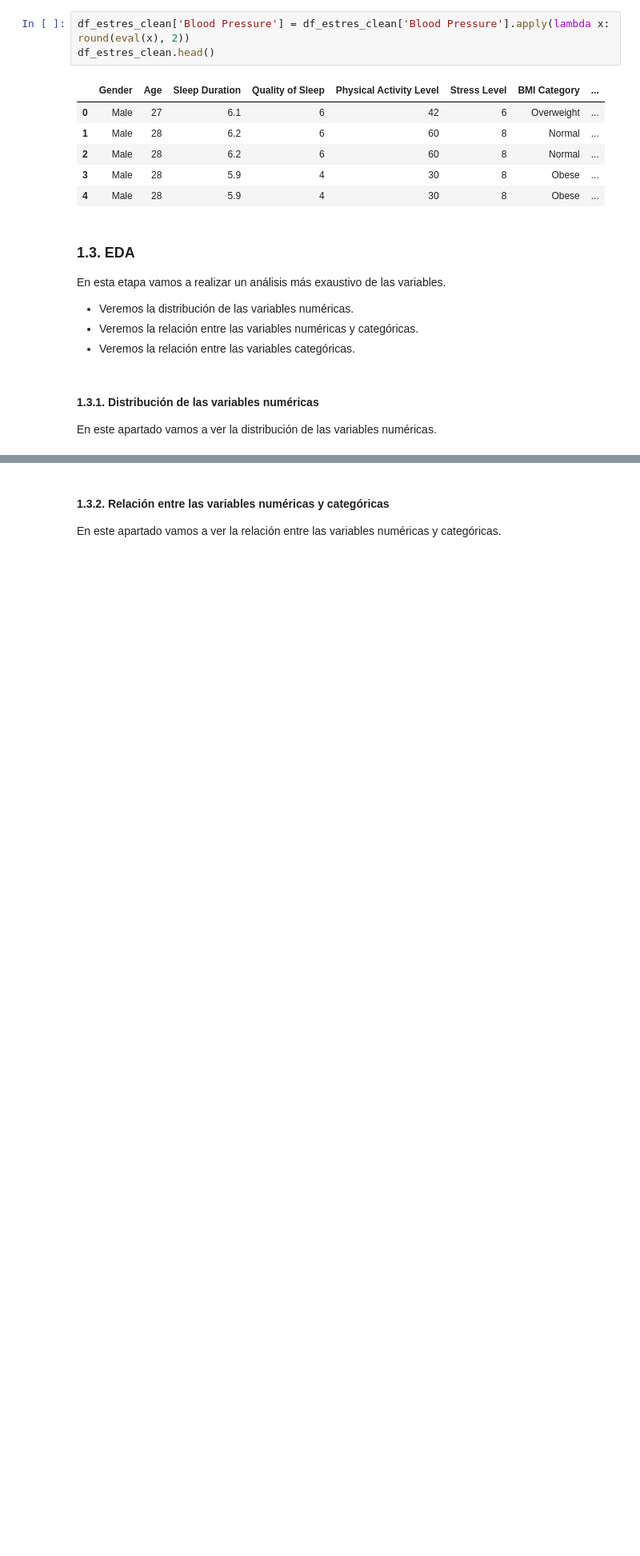
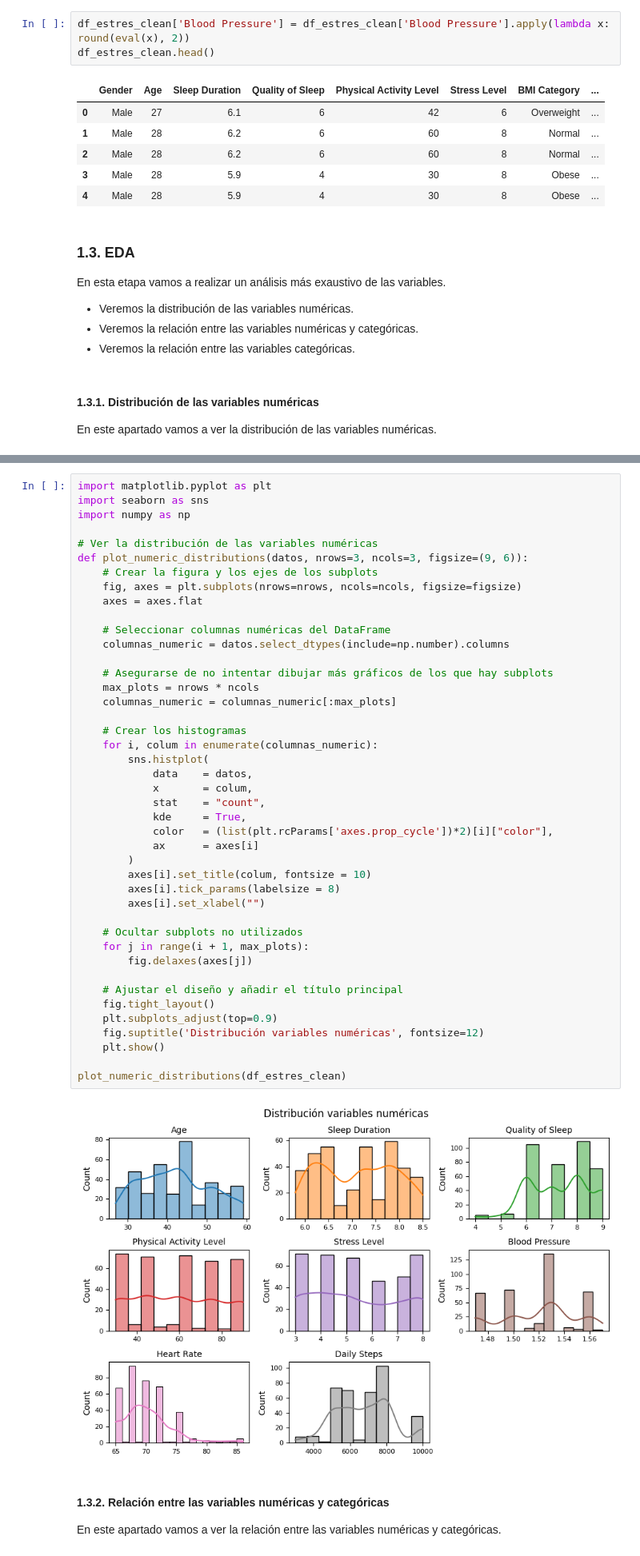
Before and after one commit to JaimeLapaz/proyectos-machine-learning-and-deep-learning, a Jupyter notebook: Proyectos_Machine_Learning/Supervised_Learning/Prediccion_Nivel_Estres/Nivel_estres.ipynb, the cells around one changed output, grey strips where cells are left out. Shown: that part at 80% size. Drawn from its saved outputs; the diff is of its cells as text; blank space fills up the shorter version.

```diff
--- a/Proyectos_Machine_Learning/Supervised_Learning/Prediccion_Nivel_Estres/Nivel_estres.ipynb
+++ b/Proyectos_Machine_Learning/Supervised_Learning/Prediccion_Nivel_Estres/Nivel_estres.ipynb
@@ -312,3 +285,48 @@ plot_numeric_distribution(df_estres_clean)
+# %%
+import matplotlib.pyplot as plt
+import seaborn as sns
+import numpy as np
+
+# Ver la distribución de las variables numéricas
+def plot_numeric_distributions(datos, nrows=3, ncols=3, figsize=(9, 6)):
+    # Crear la figura y los ejes de los subplots
+    fig, axes = plt.subplots(nrows=nrows, ncols=ncols, figsize=figsize)
+    axes = axes.flat
+
+    # Seleccionar columnas numéricas del DataFrame
+    columnas_numeric = datos.select_dtypes(include=np.number).columns
+
+    # Asegurarse de no intentar dibujar más gráficos de los que hay subplots
+    max_plots = nrows * ncols
+    columnas_numeric = columnas_numeric[:max_plots]
+
+    # Crear los histogramas
+    for i, colum in enumerate(columnas_numeric):
+        sns.histplot(
+            data    = datos,
+            x       = colum,
+            stat    = "count",
+            kde     = True,
+            color   = (list(plt.rcParams['axes.prop_cycle'])*2)[i]["color"],
+            ax      = axes[i]
+        )
+        axes[i].set_title(colum, fontsize = 10)
+        axes[i].tick_params(labelsize = 8)
+        axes[i].set_xlabel("")
+
+    # Ocultar subplots no utilizados
+    for j in range(i + 1, max_plots):
+        fig.delaxes(axes[j])
+
+    # Ajustar el diseño y añadir el título principal
+    fig.tight_layout()
+    plt.subplots_adjust(top=0.9)
+    fig.suptitle('Distribución variables numéricas', fontsize=12)
+    plt.show()
+
+plot_numeric_distributions(df_estres_clean)
+# %% [output]
+[figure, added]
 # %% [markdown]
 #### 1.3.2. Relación entre las variables numéricas y categóricas
 
```
Also changed, not shown: parts of 8 cells of this notebook.
